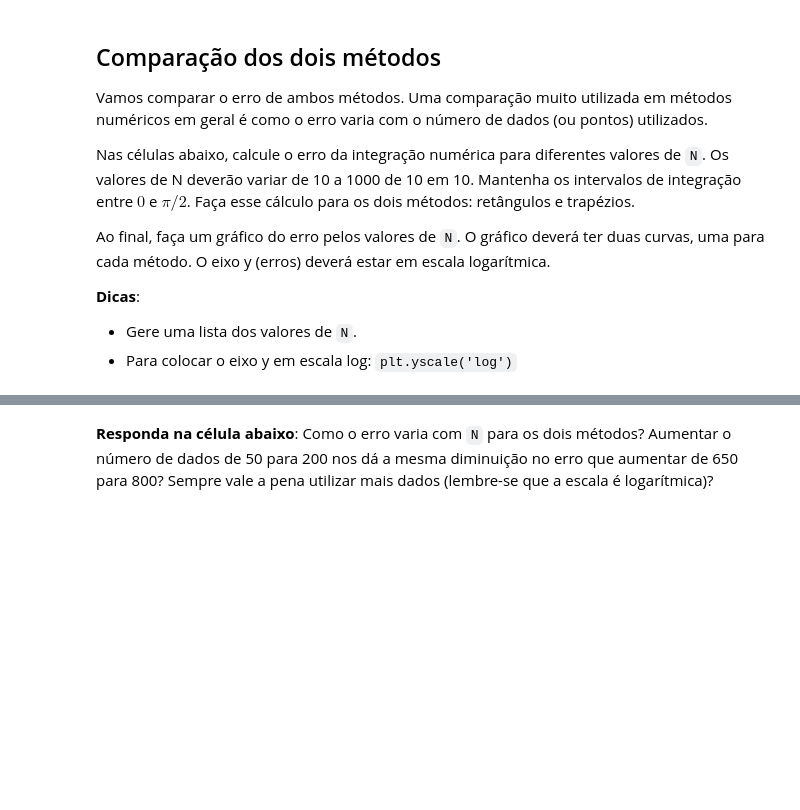
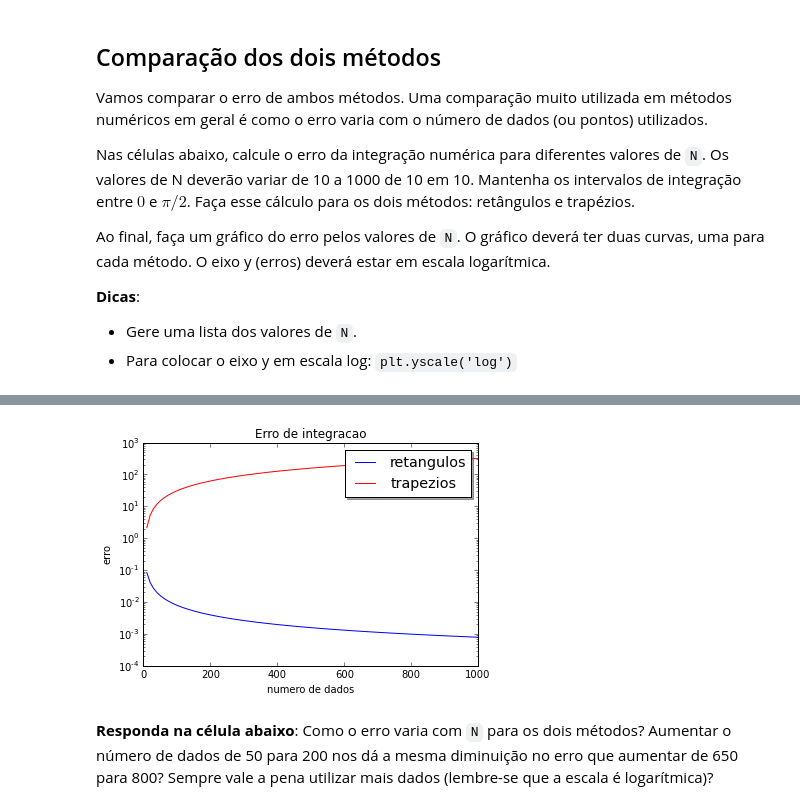
Before and after one commit to mat-esp-2015/integracao-oceanatica, a Jupyter notebook: tarefa-integracao.ipynb, the cells around one changed output, grey strips where cells are left out. Cells and saved outputs as stored; diff of their text form; code cells hidden in the pictures; blank space fills up the shorter version.

Commit message:
quase finalizada a ultima tarefa de comparacao de erro

```diff
--- a/tarefa-integracao.ipynb
+++ b/tarefa-integracao.ipynb
@@ -206,3 +206,37 @@ Ao final, faça um gráfico do erro pelos valores de `N`. O gráfico deverá ter
 
 * Gere uma lista dos valores de `N`.
 * Para colocar o eixo y em escala log: `plt.yscale('log')`
+# %%
+comeco = 0
+final = math.pi/2
+lintervalo = []
+lN = []
+errore = []
+errotra = []
+for N in range(10,1010,10):
+    intervalo = (final - comeco)/(N - 1)
+    lintervalo.append(intervalo)
+    tempos = []
+    dados = []
+    lN.append(N)
+
+    for i in range(N):
+        t = comeco + i*intervalo
+        tempos.append(t)
+        dados.append(math.cos(t))
+        eretangulo = 0
+        etrapezio = 0
+
+    for x in range(0,N,1):
+        eretangulo = eretangulo + (intervalo * dados[x])
+        erretangulo = abs(1 - eretangulo)
+    errore.append(erretangulo)
+
+    for y in range(0,N-1,1):
+        etrapezio = etrapezio + (intervalo * dados[y] + dados [y + 1])/2
+        ertrapezio = abs(1 - etrapezio)
+    errotra.append(ertrapezio)
+
+print("Valores de N:",lN)
+print("Erros da regra do retangulo",errore)
+print("Erros da regra do trapezio",errotra)
@@ -209,3 +247,14 @@ Ao final, faça um gráfico do erro pelos valores de `N`. O gráfico deverá ter
+# %%
+plt.figure()
+plt.plot(lN , errore , "-b" , label = "retangulos")
+plt.plot(lN , errotra , "-r" , label = "trapezios")
+plt.title("Erro de integracao")
+plt.xlabel("numero de dados")
+plt.yscale('log')
+plt.ylabel("erro")
+legend = plt.legend(loc = "upper right" , shadow = True , fontsize = "x-large")
+# %% [output]
+[figure, added]
 # %% [markdown]
 **Responda na célula abaixo**: Como o erro varia com `N` para os dois métodos? Aumentar o número de dados de 50 para 200 nos dá a mesma diminuição no erro que aumentar de 650 para 800? Sempre vale a pena utilizar mais dados (lembre-se que a escala é logarítmica)?
 # %% [markdown]
```
Also changed, not shown: parts of 1 cell of this notebook.
